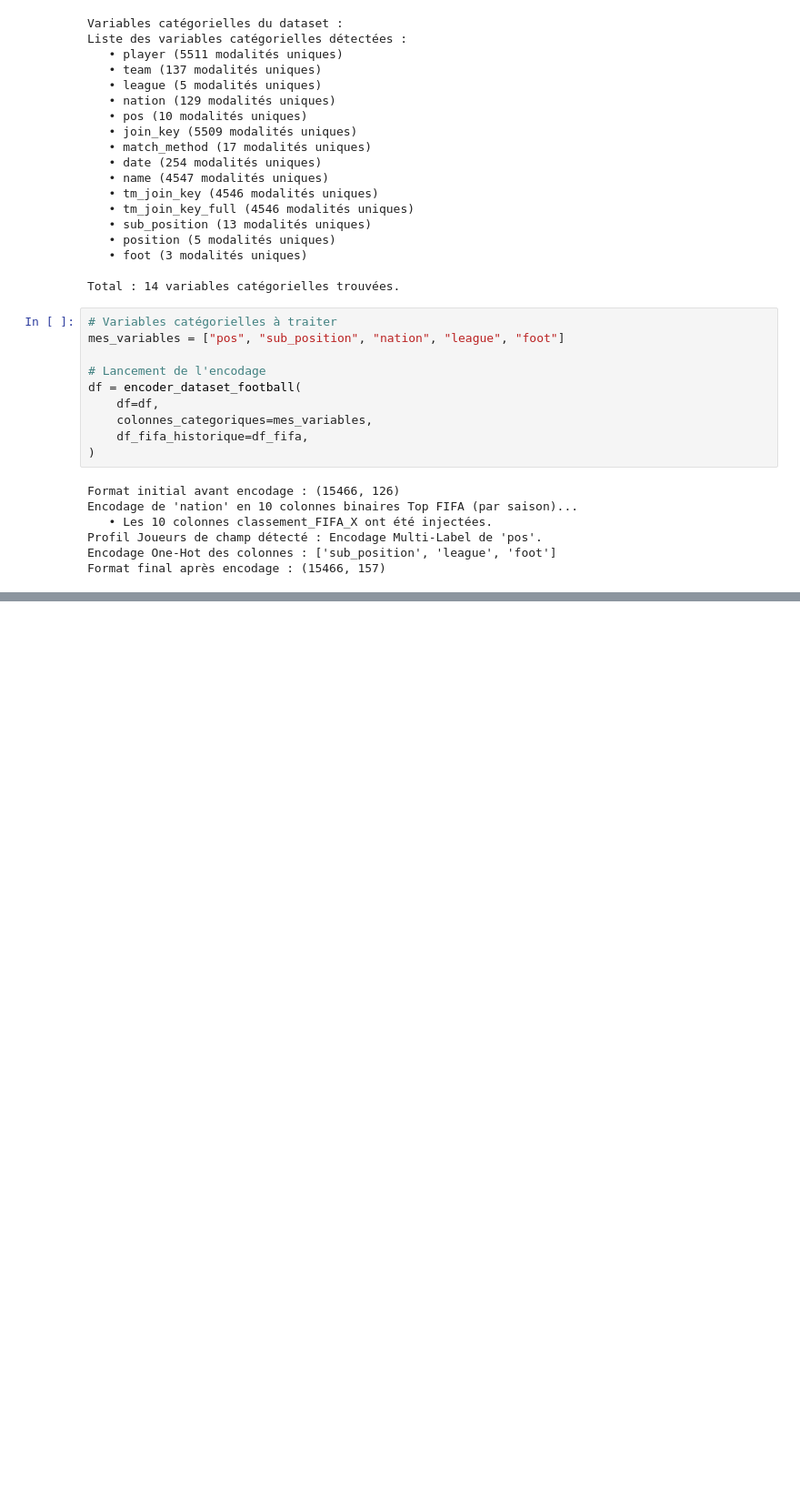
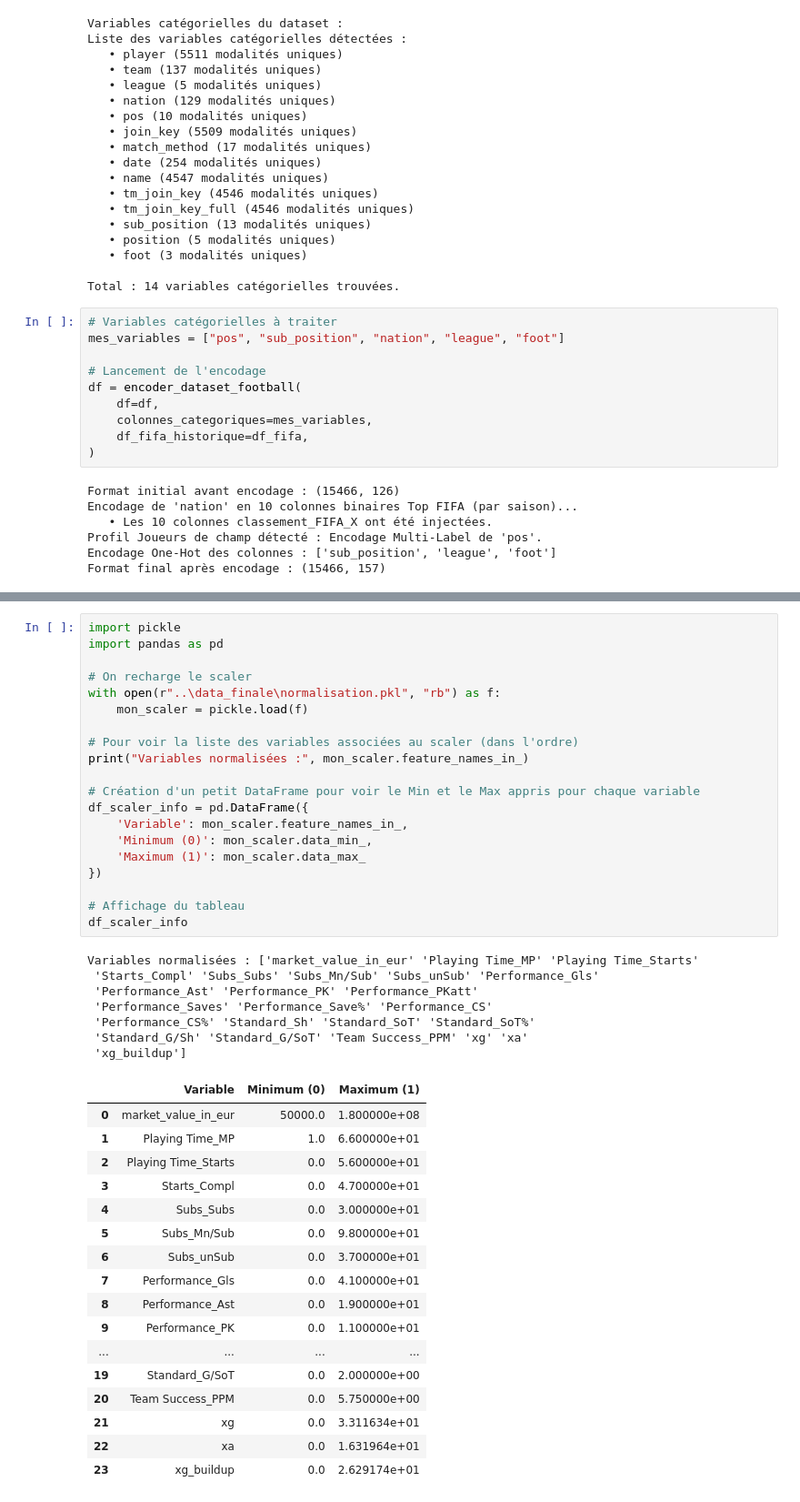
Before and after one commit to Quadratic-Labs/predict_vm_football, a Jupyter notebook: notebooks/04_nettoyage_base.ipynb, the cells around one changed output, grey strips where cells are left out. Shown at 91% size. Saved outputs shown, nothing was run; the diff lists cells and outputs as text; blank space fills up the shorter version.

```diff
--- a/notebooks/04_nettoyage_base.ipynb
+++ b/notebooks/04_nettoyage_base.ipynb
@@ -276,0 +317,45 @@ df
+# %%
+import pickle
+import pandas as pd
+
+# On recharge le scaler
+with open(r"..\data_finale\normalisation.pkl", "rb") as f:
+    mon_scaler = pickle.load(f)
+
+# Pour voir la liste des variables associées au scaler (dans l'ordre)
+print("Variables normalisées :", mon_scaler.feature_names_in_)
+
+# Création d'un petit DataFrame pour voir le Min et le Max appris pour chaque variable
+df_scaler_info = pd.DataFrame({
+    'Variable': mon_scaler.feature_names_in_,
+    'Minimum (0)': mon_scaler.data_min_,
+    'Maximum (1)': mon_scaler.data_max_
+})
+
+# Affichage du tableau
+df_scaler_info
+# %% [output]
+Variables normalisées : ['market_value_in_eur' 'Playing Time_MP' 'Playing Time_Starts'
+ 'Starts_Compl' 'Subs_Subs' 'Subs_Mn/Sub' 'Subs_unSub' 'Performance_Gls'
+ 'Performance_Ast' 'Performance_PK' 'Performance_PKatt'
+ 'Performance_Saves' 'Performance_Save%' 'Performance_CS'
+ 'Performance_CS%' 'Standard_Sh' 'Standard_SoT' 'Standard_SoT%'
+ 'Standard_G/Sh' 'Standard_G/SoT' 'Team Success_PPM' 'xg' 'xa'
+ 'xg_buildup']
+|  | Variable | Minimum (0) | Maximum (1) |
+| 0 | market_value_in_eur | 50000.0 | 1.800000e+08 |
+| 1 | Playing Time_MP | 1.0 | 6.600000e+01 |
+| 2 | Playing Time_Starts | 0.0 | 5.600000e+01 |
+| 3 | Starts_Compl | 0.0 | 4.700000e+01 |
+| 4 | Subs_Subs | 0.0 | 3.000000e+01 |
+| 5 | Subs_Mn/Sub | 0.0 | 9.800000e+01 |
+| 6 | Subs_unSub | 0.0 | 3.700000e+01 |
+| 7 | Performance_Gls | 0.0 | 4.100000e+01 |
+| 8 | Performance_Ast | 0.0 | 1.900000e+01 |
+| 9 | Performance_PK | 0.0 | 1.100000e+01 |
+| ... | ... | ... | ... |
+| 19 | Standard_G/SoT | 0.0 | 2.000000e+00 |
+| 20 | Team Success_PPM | 0.0 | 5.750000e+00 |
+| 21 | xg | 0.0 | 3.311634e+01 |
+| 22 | xa | 0.0 | 1.631964e+01 |
+| 23 | xg_buildup | 0.0 | 2.629174e+01 |
```
Also changed, not shown: parts of 29 cells of this notebook, 3 other files.
